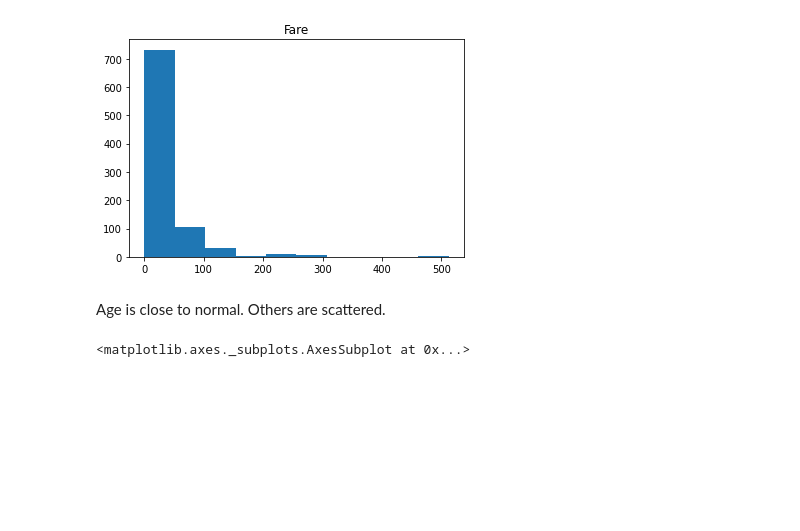
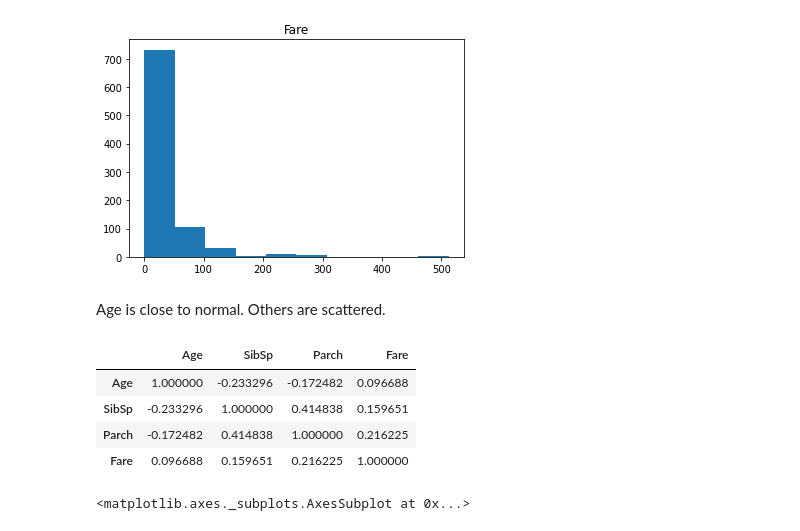
Before and after one commit to techakilan/python-datascience-training, a Jupyter notebook: PythonBasicDataAnalysis.ipynb, the cells around one changed output. Cells and saved outputs as stored; diff of their text form; code cells hidden in the pictures; blank space fills up the shorter version.

```diff
--- a/PythonBasicDataAnalysis.ipynb
+++ b/PythonBasicDataAnalysis.ipynb
@@ -287,6 +290,14 @@ for i in train_df_num.columns:
 [figure]
 # %% [markdown]
 Age is close to normal. Others are scattered.
+# %%
+train_df_num.corr()
+# %% [output]
+|  | Age | SibSp | Parch | Fare |
+| Age | 1.000000 | -0.233296 | -0.172482 | 0.096688 |
+| SibSp | -0.233296 | 1.000000 | 0.414838 | 0.159651 |
+| Parch | -0.172482 | 0.414838 | 1.000000 | 0.216225 |
+| Fare | 0.096688 | 0.159651 | 0.216225 | 1.000000 |
 # %%
 sns.heatmap(train_df_num.corr())
 # %% [output]
```
Also changed, not shown: parts of 31 cells of this notebook.
